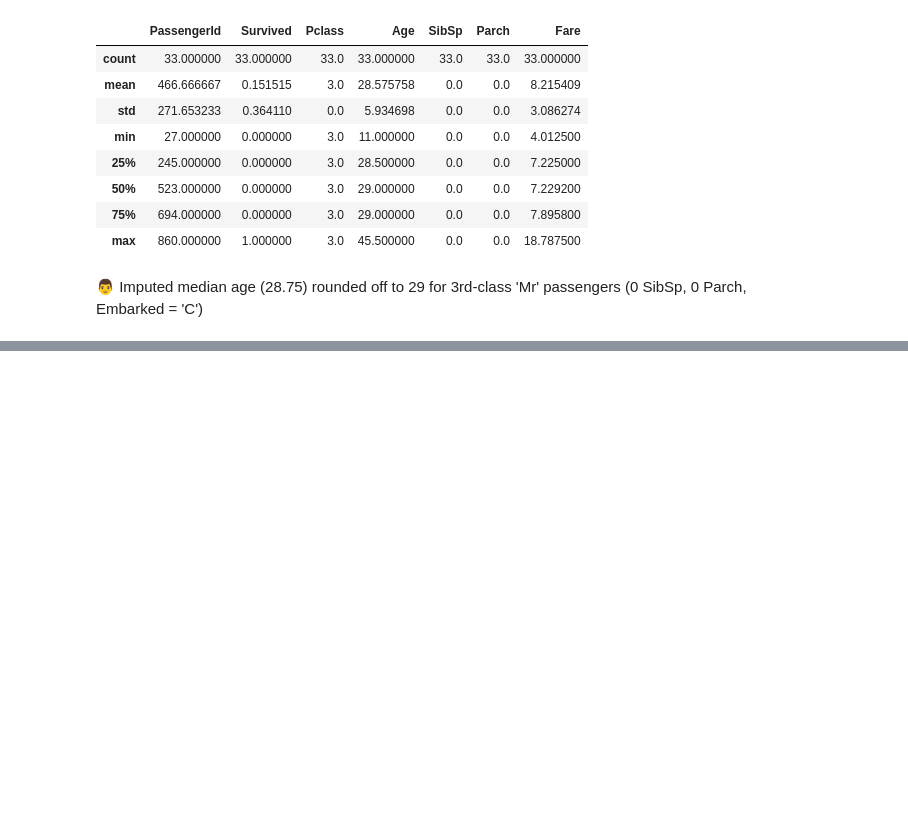
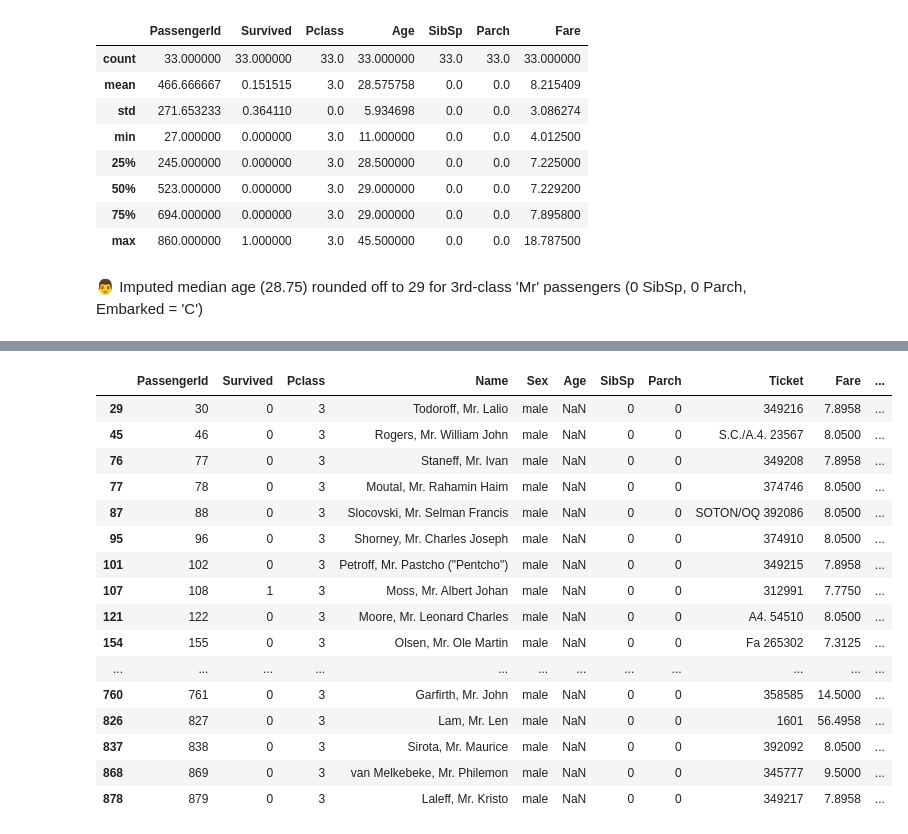
Before and after one commit to Restart29/titanic-analysis, a Jupyter notebook: notebooks/titanic.ipynb, the cells around one changed output, grey strips where cells are left out. Cells and saved outputs as stored; diff of their text form; code cells hidden in the pictures; blank space fills up the shorter version.

```diff
--- a/notebooks/titanic.ipynb
+++ b/notebooks/titanic.ipynb
@@ -2217,0 +2268,20 @@ change_db_cleaned.loc[(change_db_cleaned['Title']=='Mr')&(change_db_cleaned['Pcl
+# %%
+change_db2.loc[(change_db2['Title']=='Mr')&(change_db2['Pclass']==3)&(change_db2['SibSp']==0)&(change_db2['Parch']==0)&(change_db2['Embarked']=='S')&(change_db2['Age'].isnull())]
+# %% [output]
+|  | PassengerId | Survived | Pclass | Name | Sex | Age | SibSp | Parch | Ticket | Fare | ... |
+| 29 | 30 | 0 | 3 | Todoroff, Mr. Lalio | male | NaN | 0 | 0 | 349216 | 7.8958 | ... |
+| 45 | 46 | 0 | 3 | Rogers, Mr. William John | male | NaN | 0 | 0 | S.C./A.4. 23567 | 8.0500 | ... |
+| 76 | 77 | 0 | 3 | Staneff, Mr. Ivan | male | NaN | 0 | 0 | 349208 | 7.8958 | ... |
+| 77 | 78 | 0 | 3 | Moutal, Mr. Rahamin Haim | male | NaN | 0 | 0 | 374746 | 8.0500 | ... |
+| 87 | 88 | 0 | 3 | Slocovski, Mr. Selman Francis | male | NaN | 0 | 0 | SOTON/OQ 392086 | 8.0500 | ... |
+| 95 | 96 | 0 | 3 | Shorney, Mr. Charles Joseph | male | NaN | 0 | 0 | 374910 | 8.0500 | ... |
+| 101 | 102 | 0 | 3 | Petroff, Mr. Pastcho ("Pentcho") | male | NaN | 0 | 0 | 349215 | 7.8958 | ... |
+| 107 | 108 | 1 | 3 | Moss, Mr. Albert Johan | male | NaN | 0 | 0 | 312991 | 7.7750 | ... |
+| 121 | 122 | 0 | 3 | Moore, Mr. Leonard Charles | male | NaN | 0 | 0 | A4. 54510 | 8.0500 | ... |
+| 154 | 155 | 0 | 3 | Olsen, Mr. Ole Martin | male | NaN | 0 | 0 | Fa 265302 | 7.3125 | ... |
+| ... | ... | ... | ... | ... | ... | ... | ... | ... | ... | ... | ... |
+| 760 | 761 | 0 | 3 | Garfirth, Mr. John | male | NaN | 0 | 0 | 358585 | 14.5000 | ... |
+| 826 | 827 | 0 | 3 | Lam, Mr. Len | male | NaN | 0 | 0 | 1601 | 56.4958 | ... |
+| 837 | 838 | 0 | 3 | Sirota, Mr. Maurice | male | NaN | 0 | 0 | 392092 | 8.0500 | ... |
+| 868 | 869 | 0 | 3 | van Melkebeke, Mr. Philemon | male | NaN | 0 | 0 | 345777 | 9.5000 | ... |
+| 878 | 879 | 0 | 3 | Laleff, Mr. Kristo | male | NaN | 0 | 0 | 349217 | 7.8958 | ... |
```
Also changed, not shown: parts of 12 cells of this notebook.
